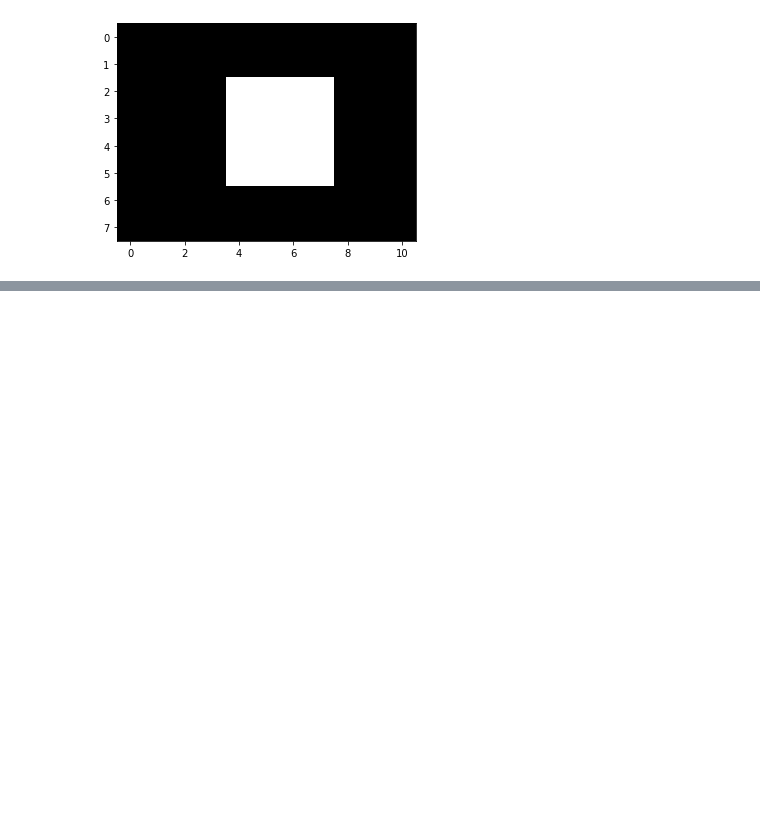
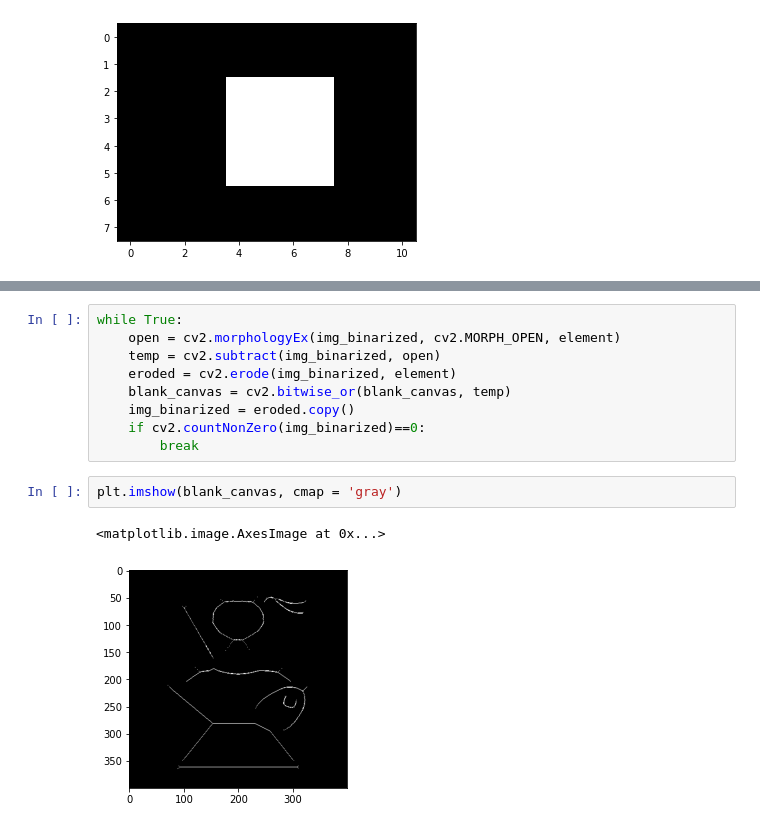
Before and after one commit to chinge55/computervision, a Jupyter notebook: morphology.ipynb, the cells around one changed output, grey strips where cells are left out. Saved outputs shown, nothing was run; the diff lists cells and outputs as text; blank space fills up the shorter version.

```diff
--- a/morphology.ipynb
+++ b/morphology.ipynb
@@ -42,0 +63,14 @@ plt.imshow(final_img, cmap = 'gray')
+# %%
+while True:
+    open = cv2.morphologyEx(img_binarized, cv2.MORPH_OPEN, element)
+    temp = cv2.subtract(img_binarized, open)
+    eroded = cv2.erode(img_binarized, element)
+    blank_canvas = cv2.bitwise_or(blank_canvas, temp)
+    img_binarized = eroded.copy()
+    if cv2.countNonZero(img_binarized)==0:
+        break
+# %%
+plt.imshow(blank_canvas, cmap = 'gray')
+# %% [output]
+<matplotlib.image.AxesImage at 0x...>
+[figure, added]
```
Also changed, not shown: parts of 4 cells of this notebook, 2 other files.
